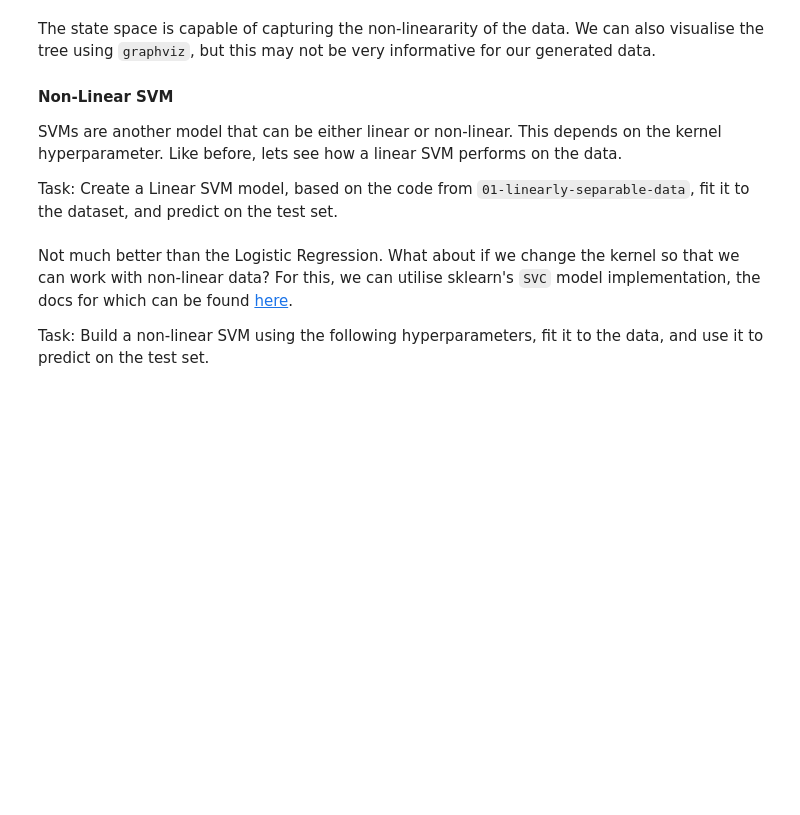
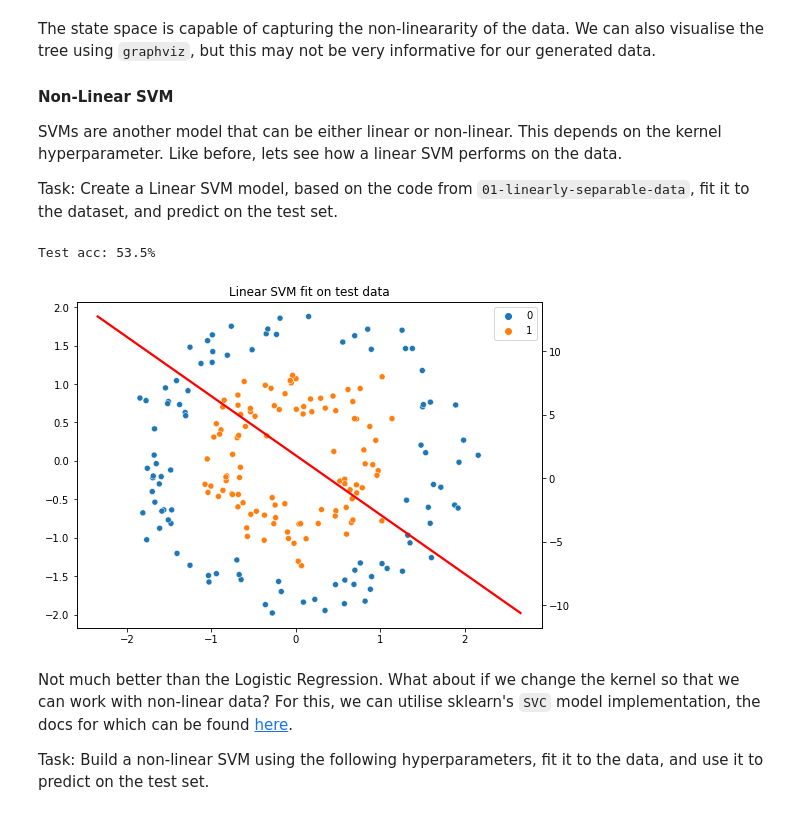
Before and after one commit to lestherll/csc2034-ds-demos, a Jupyter notebook: 02-non-linearly-separable-data.ipynb, the cells around one changed output. Cells and saved outputs as stored; diff of their text form; code cells hidden in the pictures; blank space fills up the shorter version.

Commit message:
Init non-linear SVM for non-linearly separable data

```diff
--- a/02-non-linearly-separable-data.ipynb
+++ b/02-non-linearly-separable-data.ipynb
@@ -149,11 +149,18 @@ Task: Create a Linear SVM model, based on the code from `01-linearly-separable-d
 # %%
 from sklearn.svm import LinearSVC
 
-svm = #...
+svm = LinearSVC(loss="hinge", C=C,)
+svm.fit(data_train_scaled, labels_train)
+
+linear_svm_label_predictions = svm.predict(data_test_scaled)
+test_acc = accuracy_score(labels_test, linear_svm_label_predictions)
 
 print(f"Test acc: {test_acc * 100}%")
 plot_linear_fit(svm, data_test_scaled, labels_test,
                 "Linear SVM fit on test data")
+# %% [output]
+Test acc: 53.5%
+[figure, added]
 # %% [markdown]
 Not much better than the Logistic Regression. What about if we change the kernel so that we can work with non-linear data? For this, we can utilise sklearn's `SVC` model implementation, the docs for which can be found [here](https://scikit-learn.org/stable/modules/generated/sklearn.svm.SVC.html).
 
```
Also changed, not shown: parts of 1 cell of this notebook.
